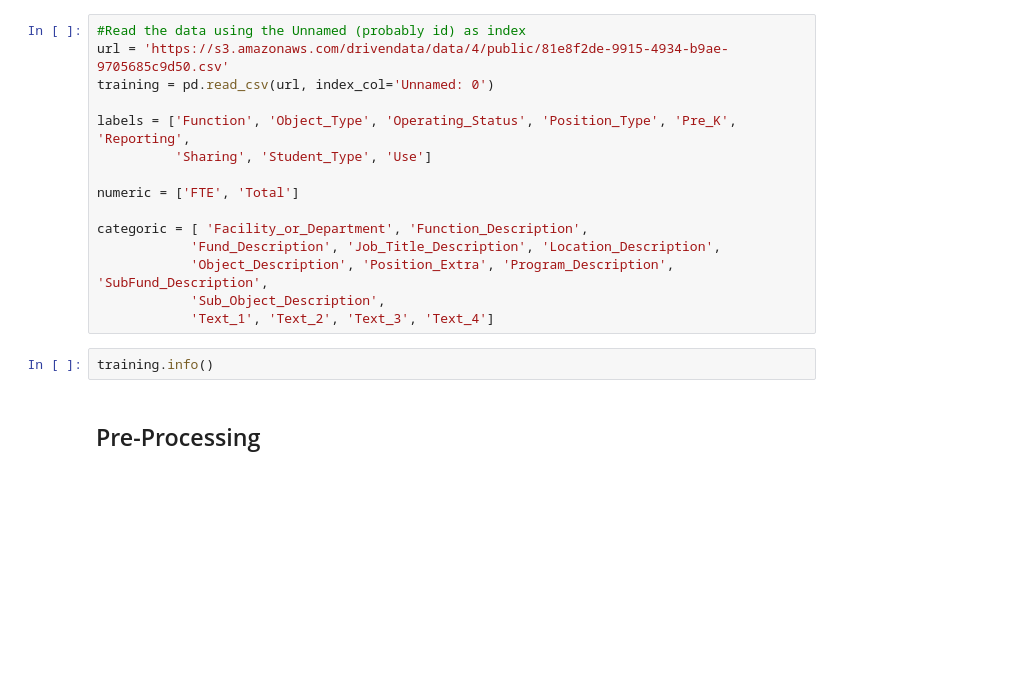
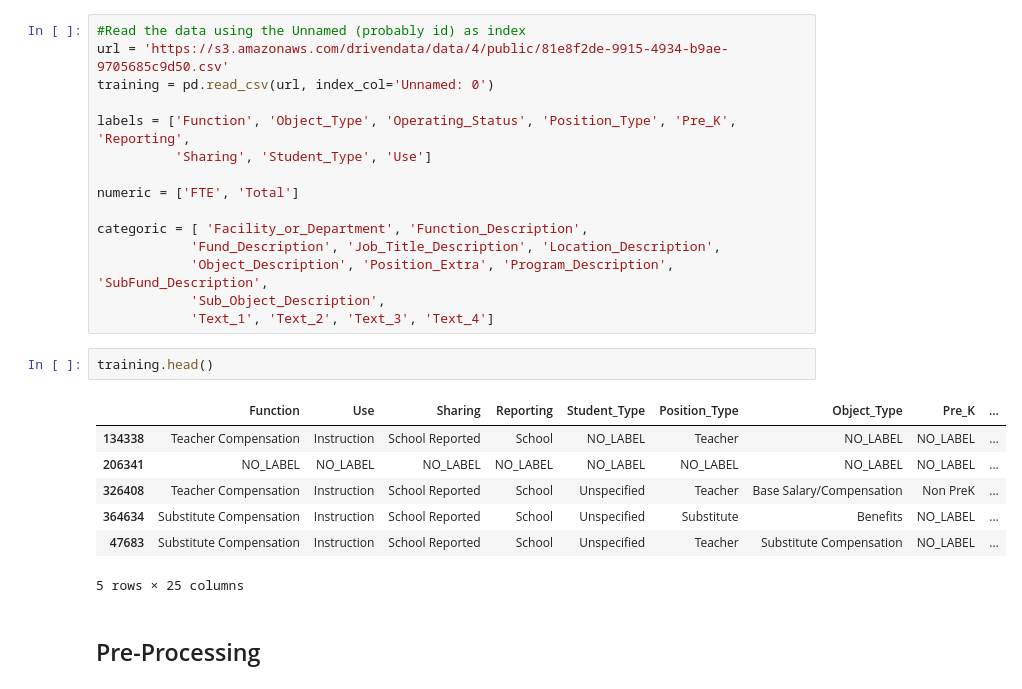
Before and after one commit to nymarya/school-budgets-for-education, a Jupyter notebook: notebooks/NeuralNetwork.ipynb, the cells around one changed output. Cells and saved outputs as stored; diff of their text form; blank space fills up the shorter version.

```diff
--- a/notebooks/NeuralNetwork.ipynb
+++ b/notebooks/NeuralNetwork.ipynb
@@ -21,7 +21,15 @@ categoric = [ 'Facility_or_Department', 'Function_Description',
             'Sub_Object_Description',
             'Text_1', 'Text_2', 'Text_3', 'Text_4']
 # %%
-training.info()
+training.head()
+# %% [output]
+|  | Function | Use | Sharing | Reporting | Student_Type | Position_Type | Object_Type | Pre_K | ... |
+| 134338 | Teacher Compensation | Instruction | School Reported | School | NO_LABEL | Teacher | NO_LABEL | NO_LABEL | ... |
+| 206341 | NO_LABEL | NO_LABEL | NO_LABEL | NO_LABEL | NO_LABEL | NO_LABEL | NO_LABEL | NO_LABEL | ... |
+| 326408 | Teacher Compensation | Instruction | School Reported | School | Unspecified | Teacher | Base Salary/Compensation | Non PreK | ... |
+| 364634 | Substitute Compensation | Instruction | School Reported | School | Unspecified | Substitute | Benefits | NO_LABEL | ... |
+| 47683 | Substitute Compensation | Instruction | School Reported | School | Unspecified | Teacher | Substitute Compensation | NO_LABEL | ... |
+5 rows × 25 columns
 # %% [markdown]
 ## Pre-Processing
 # %%
```
Also changed, not shown: parts of 63 cells of this notebook, 1 other file.
